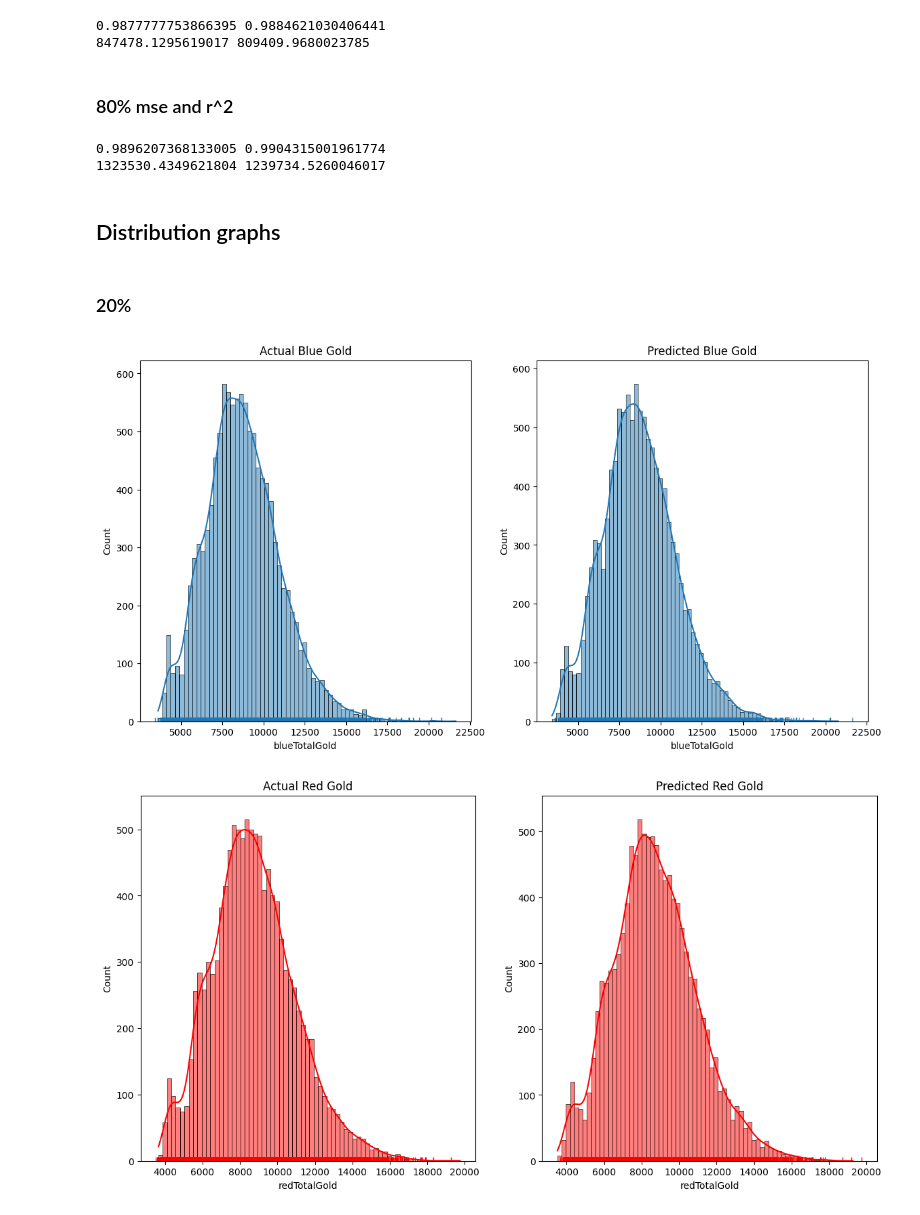
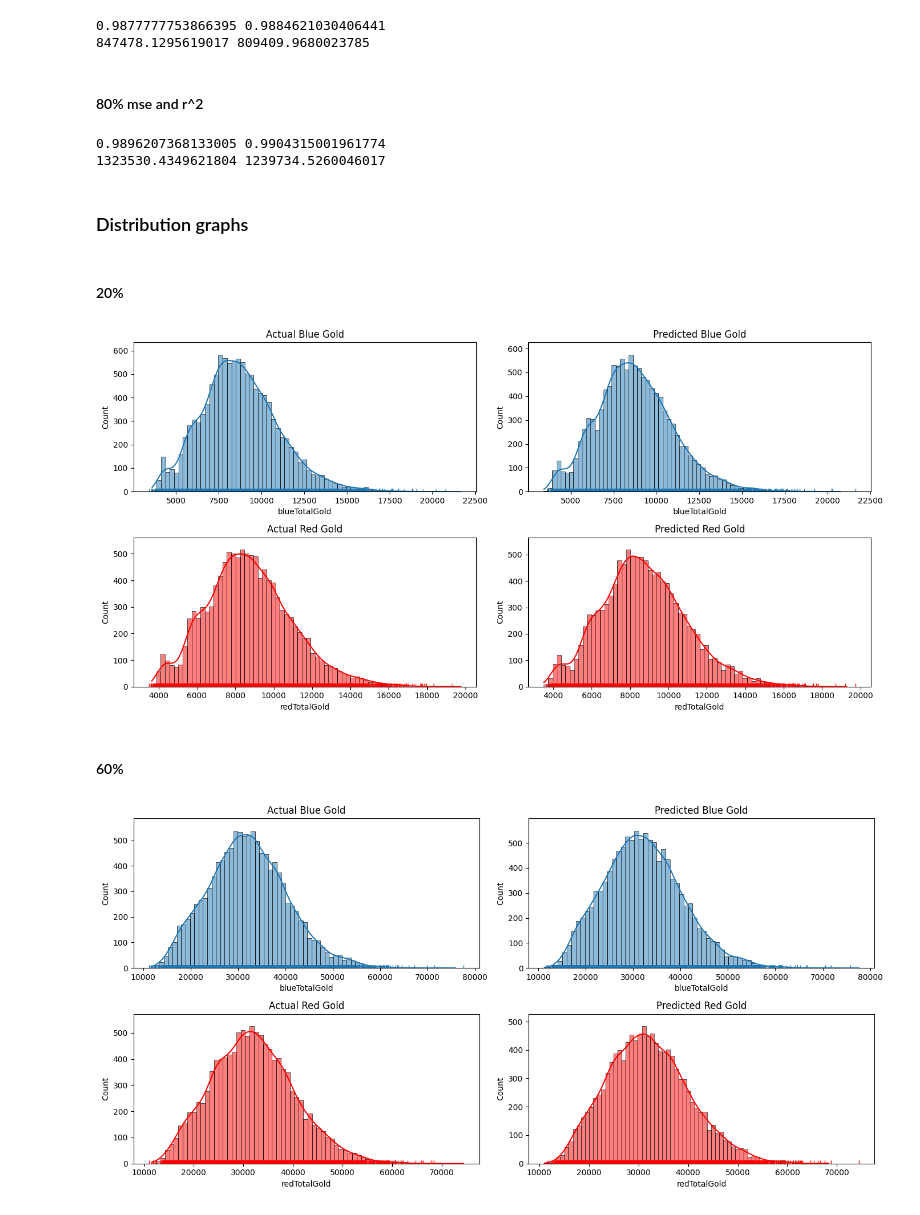
Before and after one commit to t-tony03/EECS3401Final, a Jupyter notebook: gold regression.ipynb, the cells around one changed output. Saved outputs shown, nothing was run; the diff lists cells and outputs as text; code cells hidden in the pictures.

```diff
--- a/gold regression.ipynb
+++ b/gold regression.ipynb
@@ -293,7 +294,7 @@ print(lin_mseB60 , lin_mseR60)
 0.9877777753866395 0.9884621030406441
 847478.1295619017 809409.9680023785
 # %% [markdown]
-### 80% mse and r^2
+#### 80% mse and r^2
 # %%
 r2_b80 = r2_score(yb_test80 , lr_yb_pred80)
 r2_r80 = r2_score(yr_test80 , lr_yr_pred80)
@@ -304,35 +305,55 @@ print(lin_mseB80 , lin_mseR80)
 0.9896207368133005 0.9904315001961774
 1323530.4349621804 1239734.5260046017
 # %% [markdown]
-## Distribution graphs
+### Distribution graphs
 # %% [markdown]
-### 20%
+#### 20%
 # %%
-fig20 , axs20 = plt.subplots(1 , 2 , figsize=(14 , 7))
+fig20 , axs20 = plt.subplots(2 , 2 , figsize=(14 , 7))
 
-sns.histplot(yb_test20 , ax=axs20[0] , kde=True , bins=70)
-sns.rugplot(x=lr_yb_pred20 , ax=axs20[0] , height=0.01)
-axs20[0].set_title('Actual Blue Gold')
+sns.histplot(yb_test20 , ax=axs20[0 , 0] , kde=True , bins=70)
+sns.rugplot(x=lr_yb_pred20 , ax=axs20[0 , 0] , height=0.02)
+axs20[0 , 0].set_title('Actual Blue Gold')
 
-sns.histplot(lr_yb_pred20 , ax=axs20[1] , kde=True , bins=70)
-sns.rugplot(x=yb_test20 , ax=axs20[1] , height=0.01)
-axs20[1].set_title('Predicted Blue Gold')
+sns.histplot(lr_yb_pred20 , ax=axs20[0 , 1] , kde=True , bins=70)
+sns.rugplot(x=yb_test20 , ax=axs20[0 , 1] , height=0.02)
+axs20[0 , 1].set_title('Predicted Blue Gold')
 
+sns.histplot(yr_test20 , ax=axs20[1 , 0] , kde=True , bins=70 , color='red')
+sns.rugplot(x=lr_yr_pred20 , ax=axs20[1 , 0] , height=0.02 , color='red')
+axs20[1 , 0].set_title('Actual Red Gold')
+
+sns.histplot(lr_yr_pred20 , ax=axs20[1 , 1] , kde=True , bins=70 , color='red')
+sns.rugplot(x=yr_test20 , ax=axs20[1 , 1] , height=0.02 , color='red')
+axs20[1 , 1].set_title('Predicted Red Gold')
+
+plt.tight_layout()
 plt.show()
 # %% [output]
-[figure, old version]
+[figure, new version]
+# %% [markdown]
+#### 60%
 # %%
-fig20 , axs20 = plt.subplots(1 , 2 , figsize=(14 , 7))
+fig60 , axs60 = plt.subplots(2 , 2 , figsize=(14 , 7))
 
-sns.histplot(yr_test20 , ax=axs20[0] , kde=True , bins=70 , color='red')
-sns.rugplot(x=lr_yr_pred20 , ax=axs20[0] , height=0.01 , color='red')
-axs20[0].set_title('Actual Red Gold')
+sns.histplot(yb_test60 , ax=axs60[0 , 0] , kde=True , bins=70)
+sns.rugplot(x=lr_yb_pred60 , ax=axs60[0 , 0] , height=0.02)
+axs60[0 , 0].set_title('Actual Blue Gold')
 
-sns.histplot(lr_yr_pred20 , ax=axs20[1] , kde=True , bins=70 , color='red')
-sns.rugplot(x=yr_test20 , ax=axs20[1] , height=0.01 , color='red')
-axs20[1].set_title('Predicted Red Gold')
+sns.histplot(x=lr_yb_pred60 , ax=axs60[0 , 1] , kde=True , bins=70)
+sns.rugplot(yb_test60 , ax=axs60[0 , 1] , height=0.02)
+axs60[0 , 1].set_title('Predicted Blue Gold')
 
+sns.histplot(yr_test60 , ax=axs60[1 , 0] , kde=True , bins=70 , color='red')
+sns.rugplot(x=lr_yr_pred60 , ax=axs60[1 , 0] , height=0.02 , color='red')
+axs60[1 , 0].set_title('Actual Red Gold')
+
+sns.histplot(lr_yr_pred60 , ax=axs60[1 , 1] , kde=True , bins=70 , color='red')
+sns.rugplot(x=yr_test60 , ax=axs60[1 , 1] , height=0.02 , color='red')
+axs60[1 , 1].set_title('Predicted Red Gold')
+
+plt.tight_layout()
 plt.show()
 # %% [output]
-[figure, old version]
+[figure, new version]
 # %% [markdown]
```
Also changed, not shown: parts of 28 cells of this notebook.
